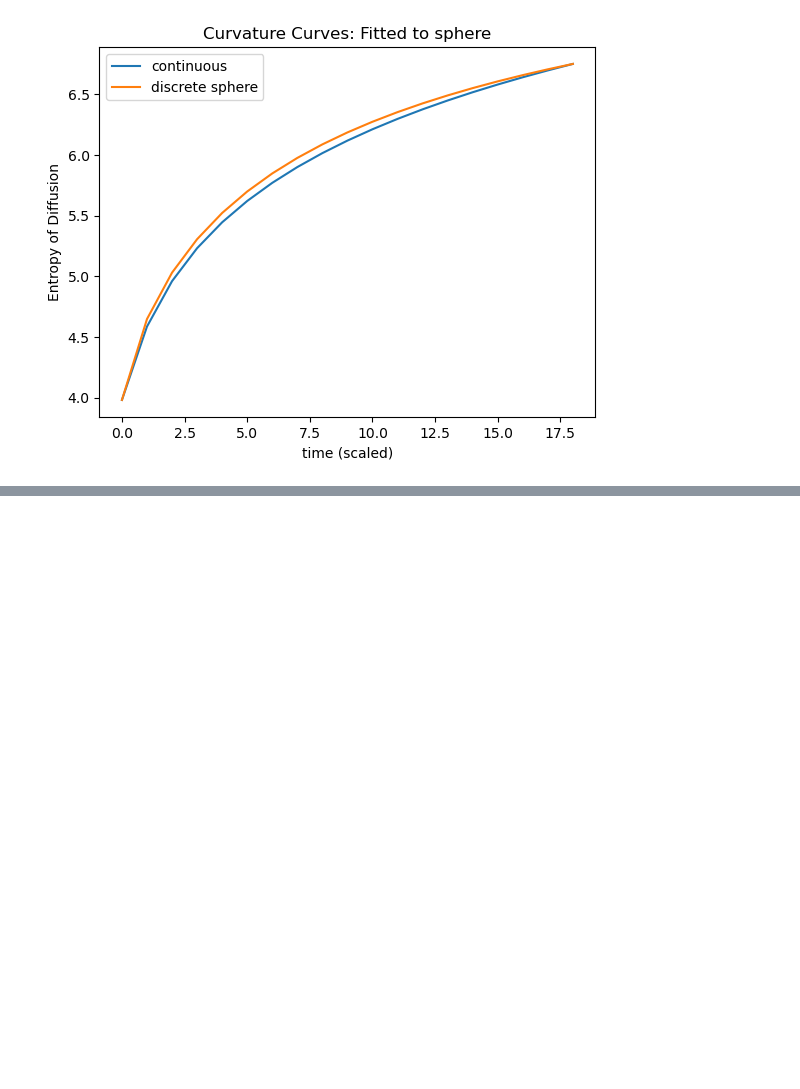
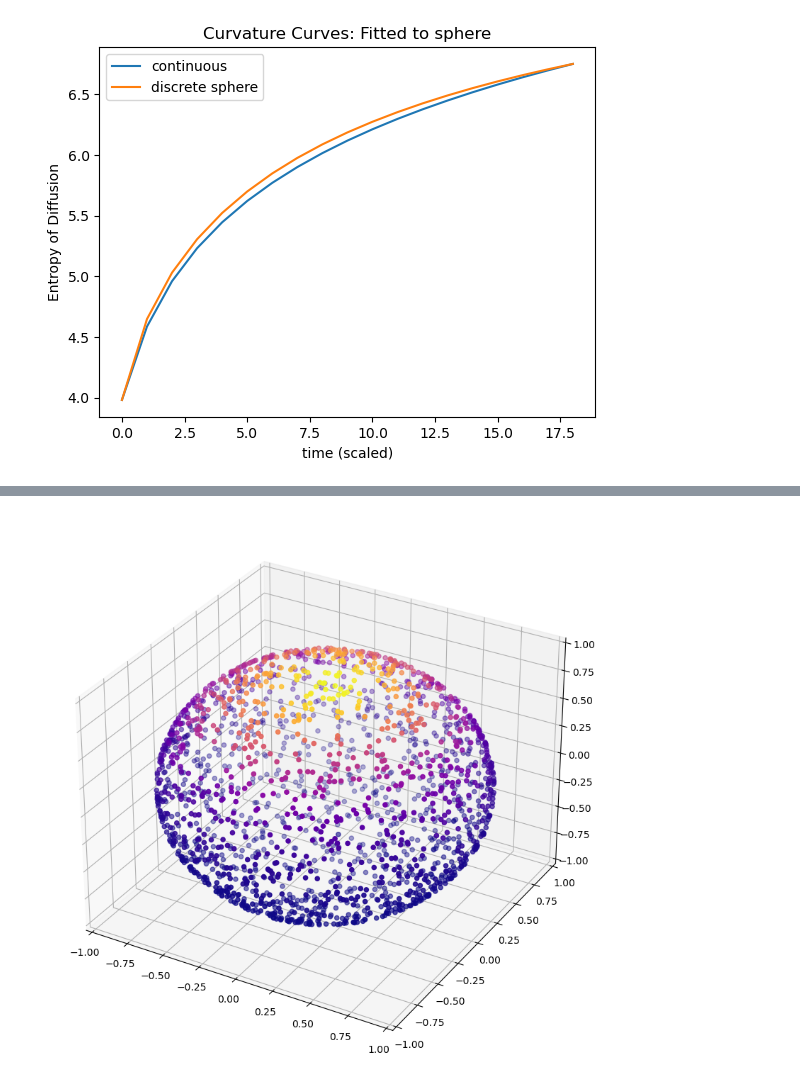
Before and after one commit to professorwug/diffusion-curvature-old, a Jupyter notebook: 09b_analytic_curvature_curves.ipynb, the cells around one changed output, grey strips where cells are left out. Saved outputs shown, nothing was run; the diff lists cells and outputs as text; code cells hidden in the pictures; blank space fills up the shorter version.

```diff
--- a/09b_analytic_curvature_curves.ipynb
+++ b/09b_analytic_curvature_curves.ipynb
@@ -95,0 +119,5 @@ deets_saddle = plot_scaled_entropies(X_saddle, dataset_name="saddle",max=20)
+# %%
+Pt_sphere = np.linalg.matrix_power(P,20)
+plot_3d(X_sphere,Pt[0])
+# %% [output]
+[figure, added]
```
Also changed, not shown: parts of 48 cells of this notebook, 3 other files.
